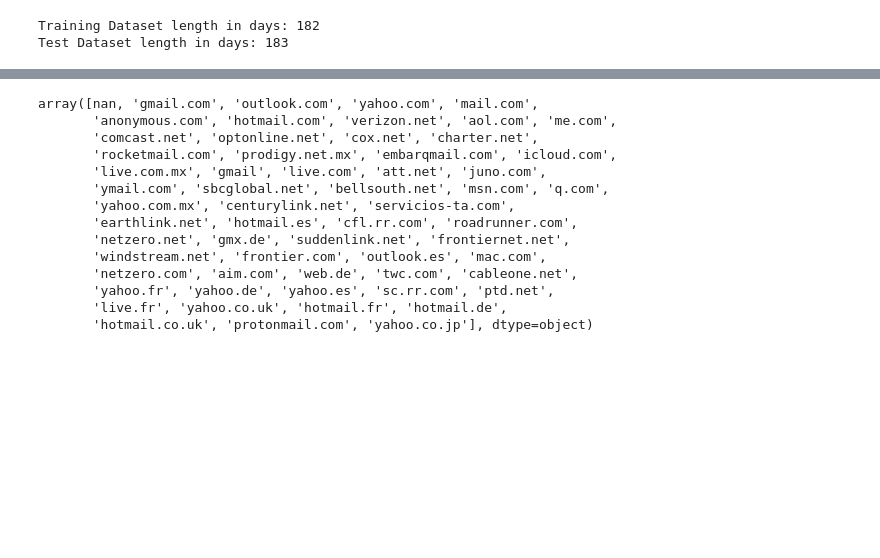
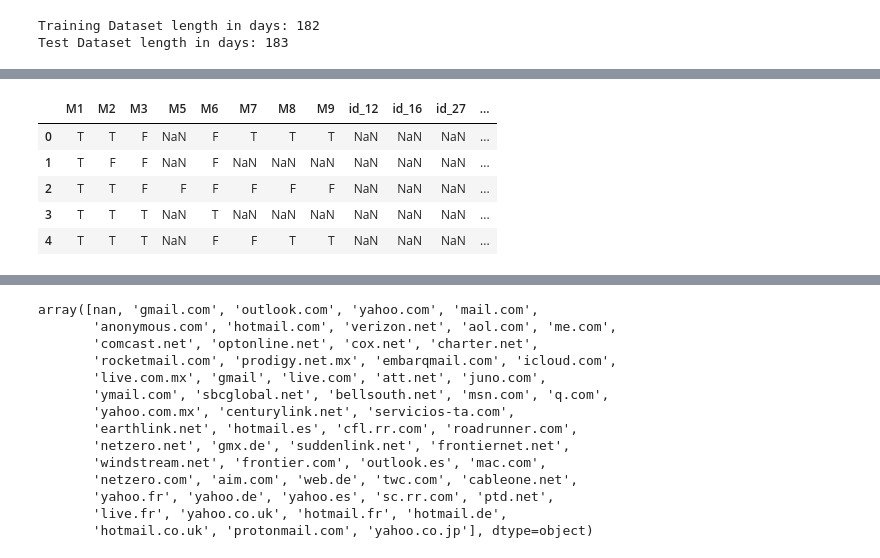
Before and after one commit to Prakrut/Fraud_Detection, a Jupyter notebook: Code/CreditCardFraudDetection.ipynb, the cells around one changed output, grey strips where cells are left out. Saved outputs shown, nothing was run; the diff lists cells and outputs as text; code cells hidden in the pictures; blank space fills up the shorter version.

```diff
--- a/Code/CreditCardFraudDetection.ipynb
+++ b/Code/CreditCardFraudDetection.ipynb
@@ -158,4 +210,7 @@ cat_vars = ['ProductCD', 'card1', 'card2', 'card3', 'card4', 'card5', 'card6',
        'id_17', 'id_18', 'id_19', 'id_20', 'id_21', 'id_22', 'id_23',
        'id_24', 'id_25', 'id_26', 'id_27', 'id_28', 'id_29', 'id_30',
        'id_31', 'id_32', 'id_33', 'id_34', 'id_35', 'id_36', 'id_37',
-       'id_38', 'DeviceType', 'DeviceInfo']
+       'id_38', 'DeviceType', 'DeviceInfo','Transaction_day','Transaction_hour']
+# %%
+unique_cats = train.nunique()
+unique_cats = pd.DataFrame({'Unique_Cats':train.nunique()})
@@ -161,0 +243,9 @@ cat_vars = ['ProductCD', 'card1', 'card2', 'card3', 'card4', 'card5', 'card6',
+# %%
+test[binary_features].head()
+# %% [output]
+|  | M1 | M2 | M3 | M5 | M6 | M7 | M8 | M9 | id_12 | id_16 | id_27 | ... |
+| 0 | T | T | F | NaN | F | T | T | T | NaN | NaN | NaN | ... |
+| 1 | T | F | F | NaN | F | NaN | NaN | NaN | NaN | NaN | NaN | ... |
+| 2 | T | T | F | F | F | F | F | F | NaN | NaN | NaN | ... |
+| 3 | T | T | T | NaN | T | NaN | NaN | NaN | NaN | NaN | NaN | ... |
+| 4 | T | T | T | NaN | F | F | T | T | NaN | NaN | NaN | ... |
```
Also changed, not shown: parts of 49 cells of this notebook.
